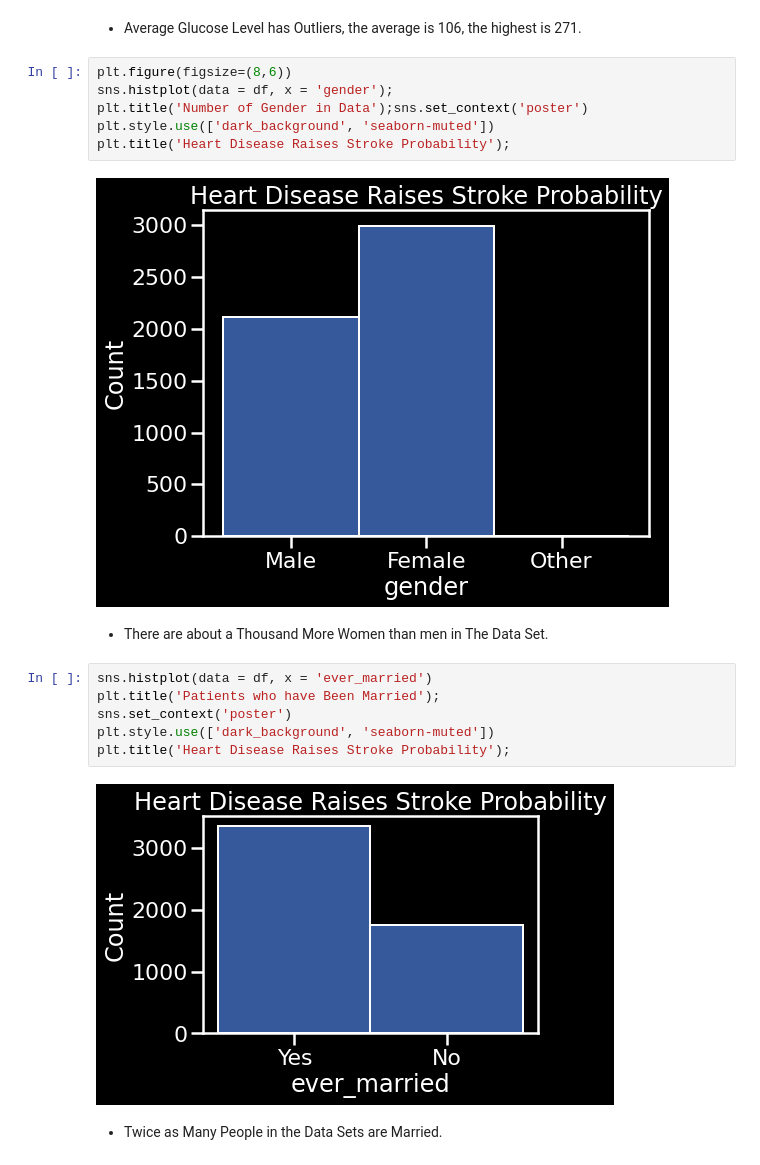
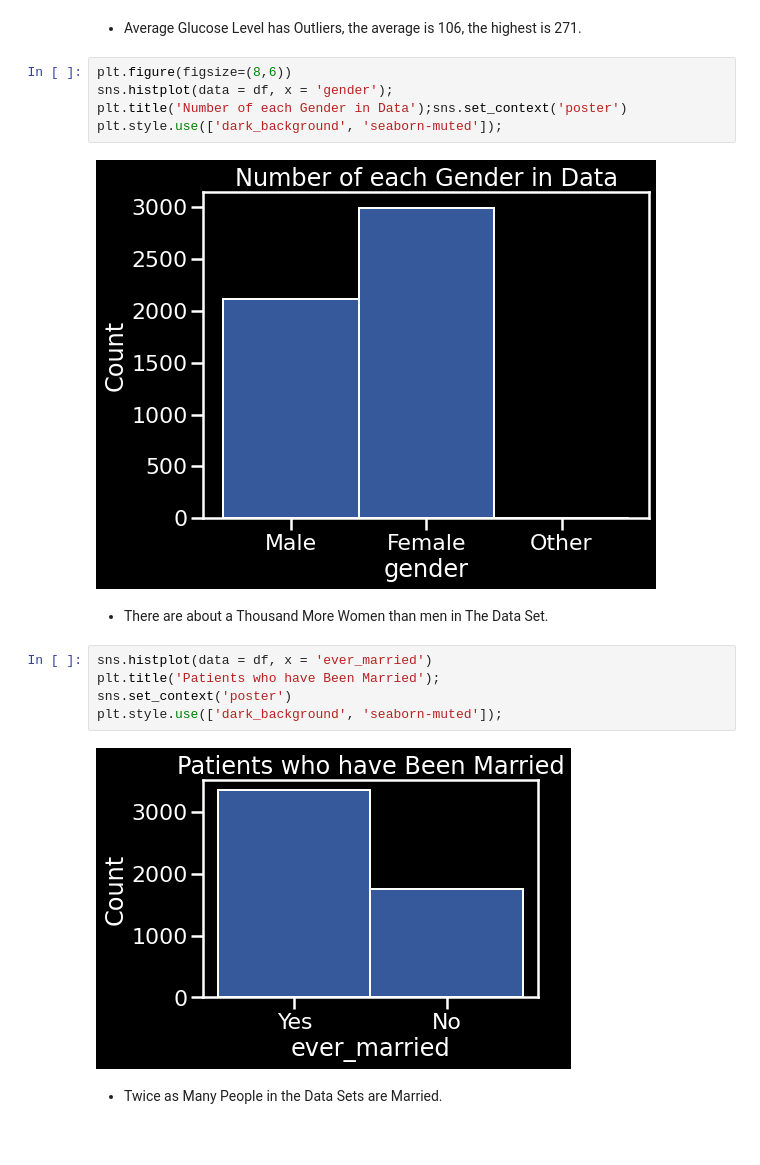
Before and after one commit to Bschreff/Heath-Care-Predictions, a Jupyter notebook: Stroke.ipynb, the cells around one changed output. Cells and saved outputs as stored; diff of their text form.

```diff
--- a/Stroke.ipynb
+++ b/Stroke.ipynb
@@ -254,21 +264,19 @@ plt.title('Heart Disease Raises Stroke Probability');
 # %%
 plt.figure(figsize=(8,6))
 sns.histplot(data = df, x = 'gender');
-plt.title('Number of Gender in Data');sns.set_context('poster')
-plt.style.use(['dark_background', 'seaborn-muted'])
-plt.title('Heart Disease Raises Stroke Probability');
+plt.title('Number of each Gender in Data');sns.set_context('poster')
+plt.style.use(['dark_background', 'seaborn-muted']);
 # %% [output]
-[figure, old version]
+[figure, new version]
 # %% [markdown]
   - There are about a Thousand More Women than men in The Data Set.
 # %%
 sns.histplot(data = df, x = 'ever_married')
 plt.title('Patients who have Been Married');
 sns.set_context('poster')
-plt.style.use(['dark_background', 'seaborn-muted'])
-plt.title('Heart Disease Raises Stroke Probability');
+plt.style.use(['dark_background', 'seaborn-muted']);
 # %% [output]
-[figure, old version]
+[figure, new version]
 # %% [markdown]
   - Twice as Many People in the Data Sets are Married.
 # %%
```
Also changed, not shown: parts of 39 cells of this notebook.
